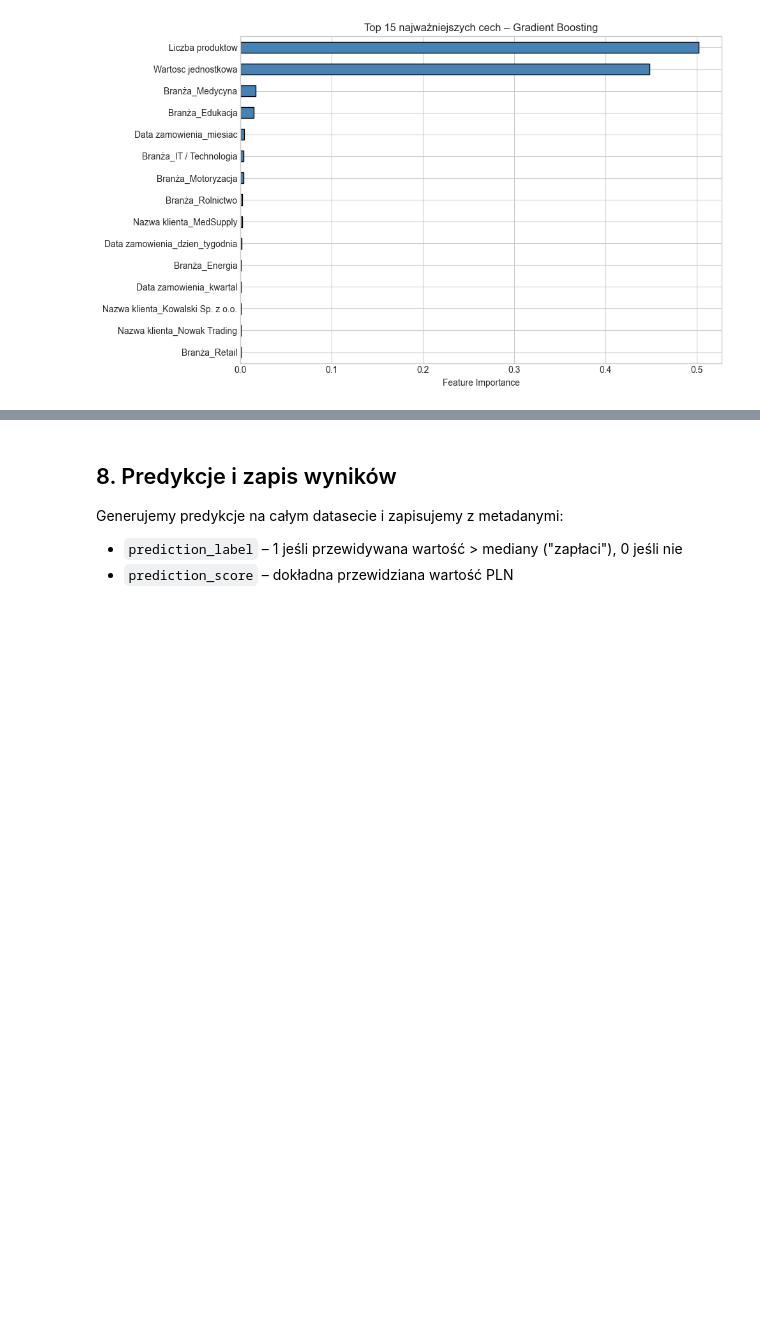
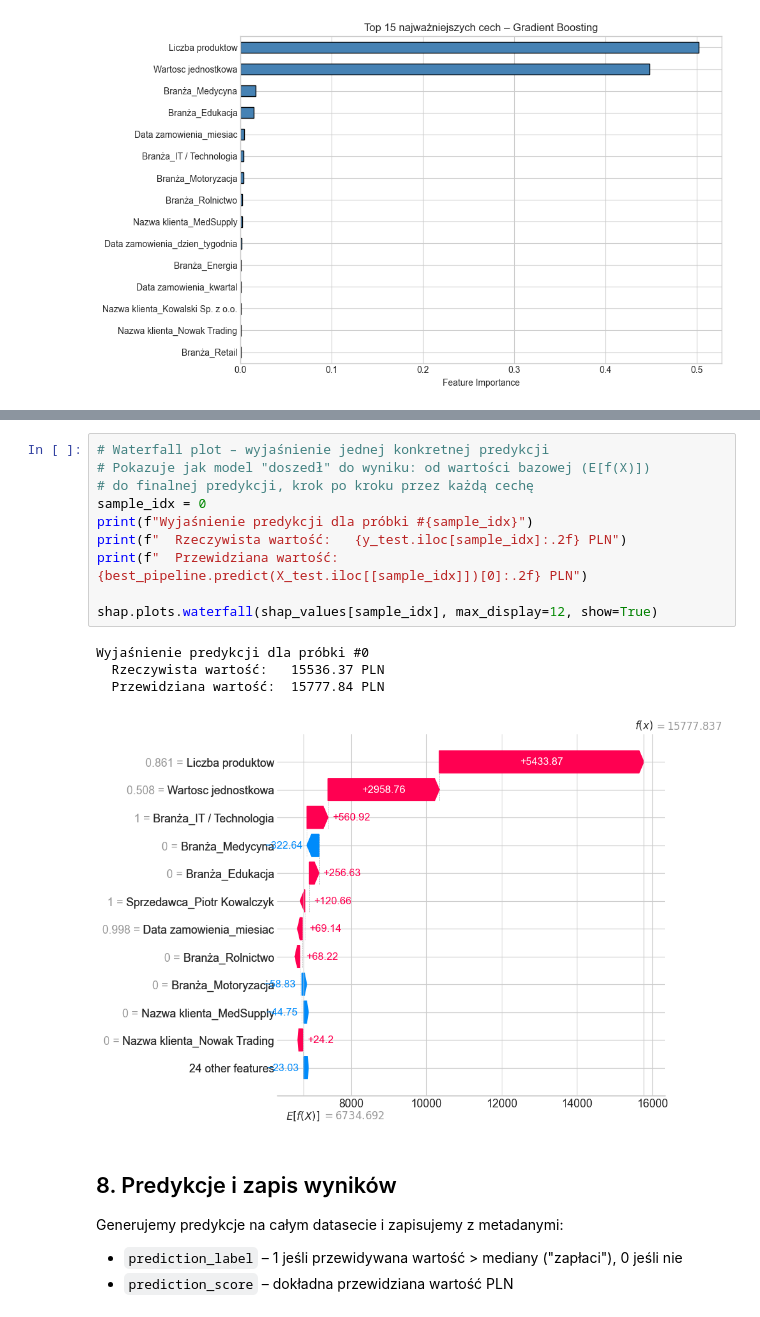
Before and after one commit to webdevanki/-predicting-sales-app, a Jupyter notebook: predict.ipynb, the cells around one changed output, grey strips where cells are left out. Drawn from its saved outputs; the diff is of its cells as text; blank space fills up the shorter version.

```diff
--- a/predict.ipynb
+++ b/predict.ipynb
@@ -332,3 +382,18 @@ else:
+# %%
+# Waterfall plot – wyjaśnienie jednej konkretnej predykcji
+# Pokazuje jak model "doszedł" do wyniku: od wartości bazowej (E[f(X)])
+# do finalnej predykcji, krok po kroku przez każdą cechę
+sample_idx = 0
+print(f"Wyjaśnienie predykcji dla próbki #{sample_idx}")
+print(f"  Rzeczywista wartość:   {y_test.iloc[sample_idx]:.2f} PLN")
+print(f"  Przewidziana wartość:  {best_pipeline.predict(X_test.iloc[[sample_idx]])[0]:.2f} PLN")
+
+shap.plots.waterfall(shap_values[sample_idx], max_display=12, show=True)
+# %% [output]
+Wyjaśnienie predykcji dla próbki #0
+  Rzeczywista wartość:   15536.37 PLN
+  Przewidziana wartość:  15777.84 PLN
+[figure, added]
 # %% [markdown]
 ## 8. Predykcje i zapis wyników
 
```
Also changed, not shown: parts of 3 cells of this notebook, 2 other files.
